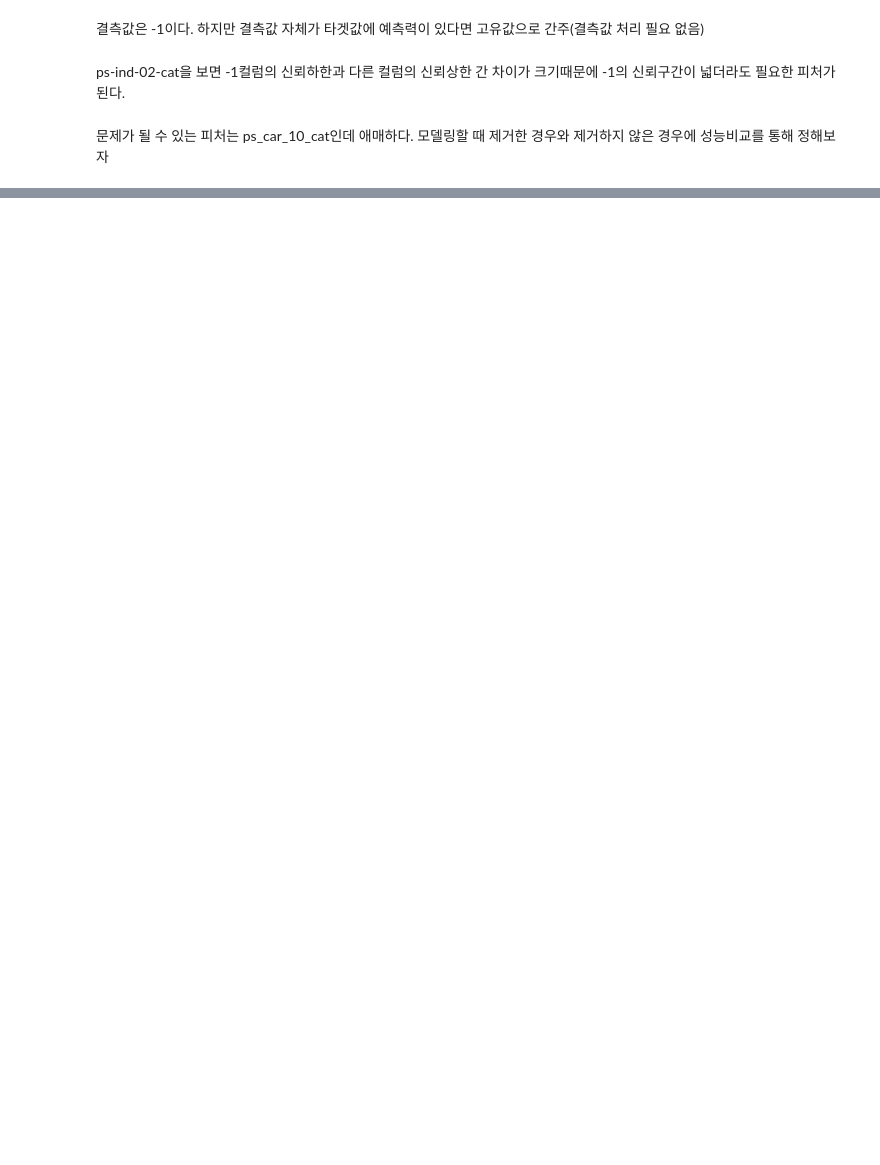
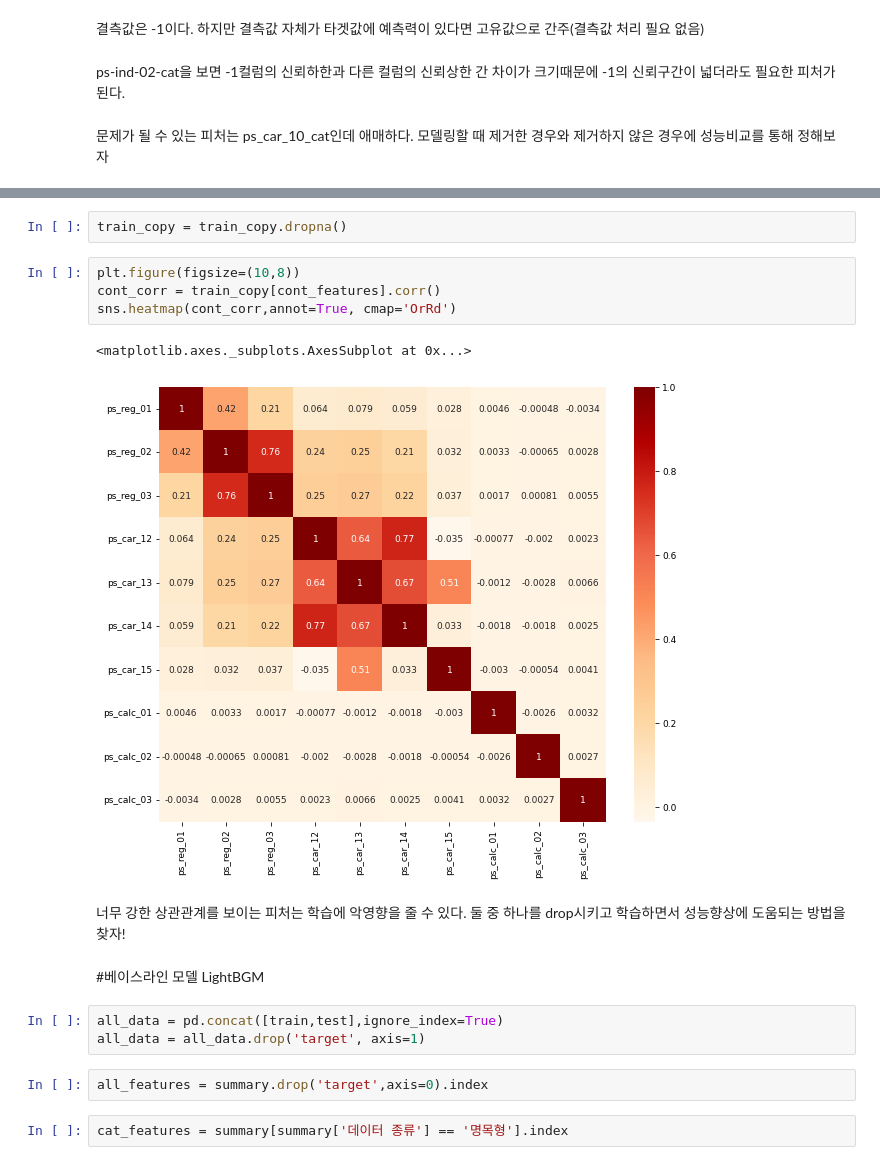
Before and after one commit to SunBinHong00/STUDY-musthave_mldl_problem_solving, a Jupyter notebook: 08장/Kaggle-porto-seguro-safe-driver-prediction.ipynb, the cells around one changed output, grey strips where cells are left out. Cells and saved outputs as stored; diff of their text form; blank space fills up the shorter version.

```diff
--- a/08장/Kaggle-porto-seguro-safe-driver-prediction.ipynb
+++ b/08장/Kaggle-porto-seguro-safe-driver-prediction.ipynb
@@ -157,0 +204,21 @@ plot_target_ratio_by_features(train, nom_features[4:], 4, 2, (12,20)) # 4행 2
+# %%
+train_copy = train_copy.dropna()
+# %%
+plt.figure(figsize=(10,8))
+cont_corr = train_copy[cont_features].corr()
+sns.heatmap(cont_corr,annot=True, cmap='OrRd')
+# %% [output]
+<matplotlib.axes._subplots.AxesSubplot at 0x...>
+[figure, added]
+# %% [markdown]
+너무 강한 상관관계를 보이는 피처는 학습에 악영향을 줄 수 있다.
+둘 중 하나를 drop시키고 학습하면서 성능향상에 도움되는 방법을 찾자!
+# %% [markdown]
+#베이스라인 모델 LightBGM
+# %%
+all_data = pd.concat([train,test],ignore_index=True)
+all_data = all_data.drop('target', axis=1)
+# %%
+all_features = summary.drop('target',axis=0).index
+# %%
+cat_features = summary[summary['데이터 종류'] == '명목형'].index
```
Also changed, not shown: parts of 56 cells of this notebook.
